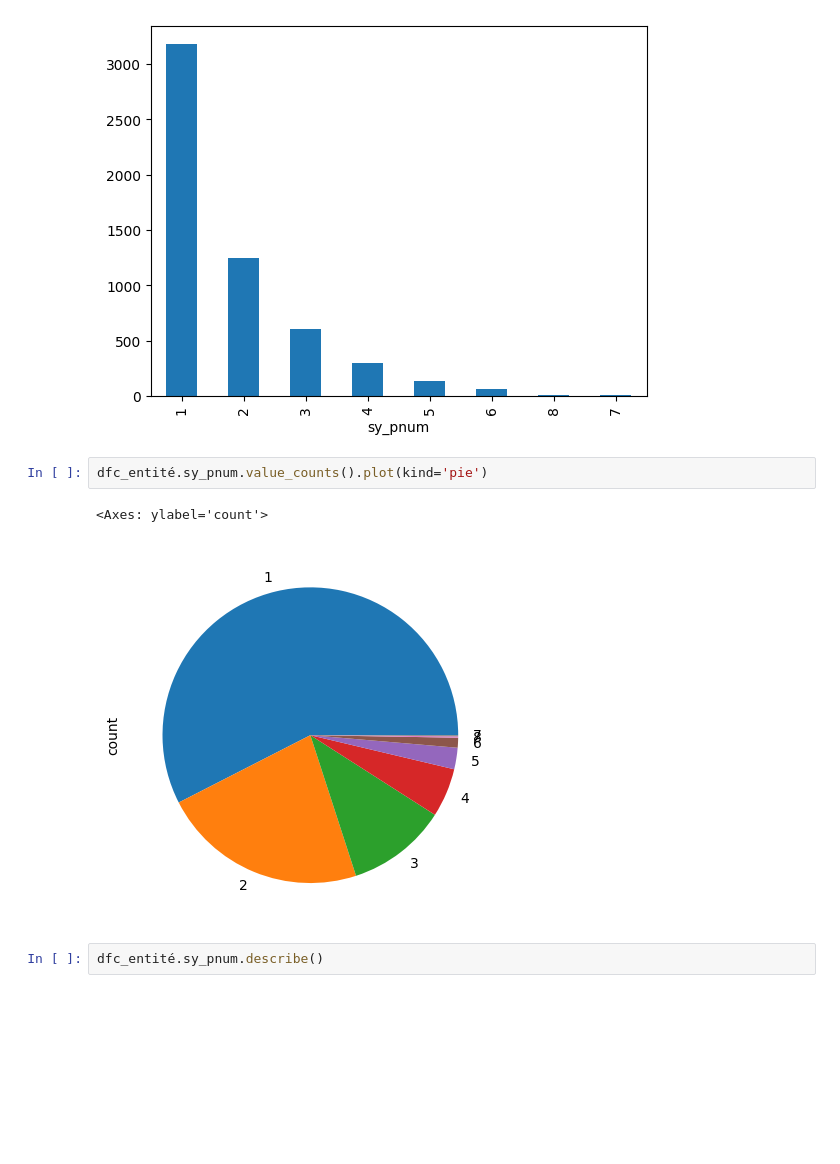
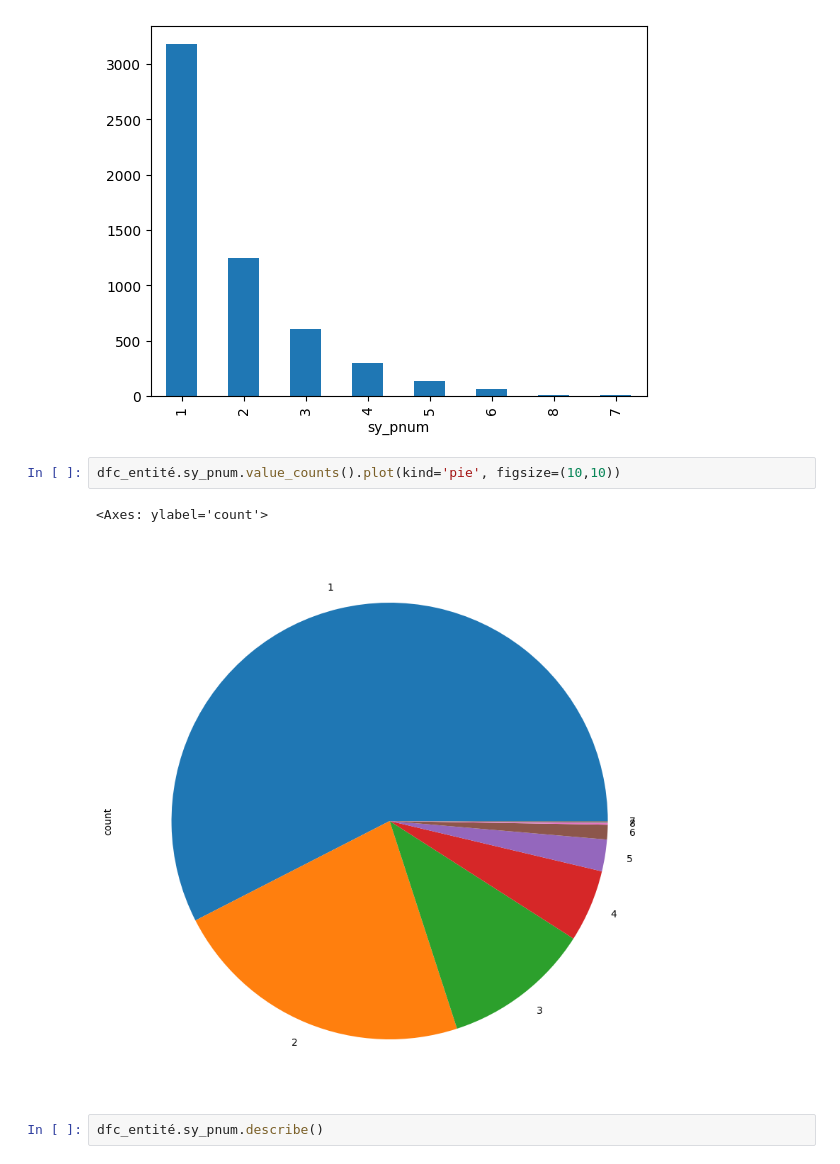
Before and after one commit to camilleprig/pe-hackathon, a Jupyter notebook: code.ipynb, the cells around one changed output. Cells and saved outputs as stored; diff of their text form; blank space fills up the shorter version.

```diff
--- a/code.ipynb
+++ b/code.ipynb
@@ -265,10 +264,10 @@ dfc_entité.sy_pnum.value_counts().plot(kind='bar')
 <Axes: xlabel='sy_pnum'>
 [figure]
 # %%
-dfc_entité.sy_pnum.value_counts().plot(kind='pie')
+dfc_entité.sy_pnum.value_counts().plot(kind='pie', figsize=(10,10))
 # %% [output]
 <Axes: ylabel='count'>
-[figure, old version]
+[figure, new version]
 # %%
 dfc_entité.sy_pnum.describe()
 # %% [output]
```
Also changed, not shown: parts of 11 cells of this notebook.
